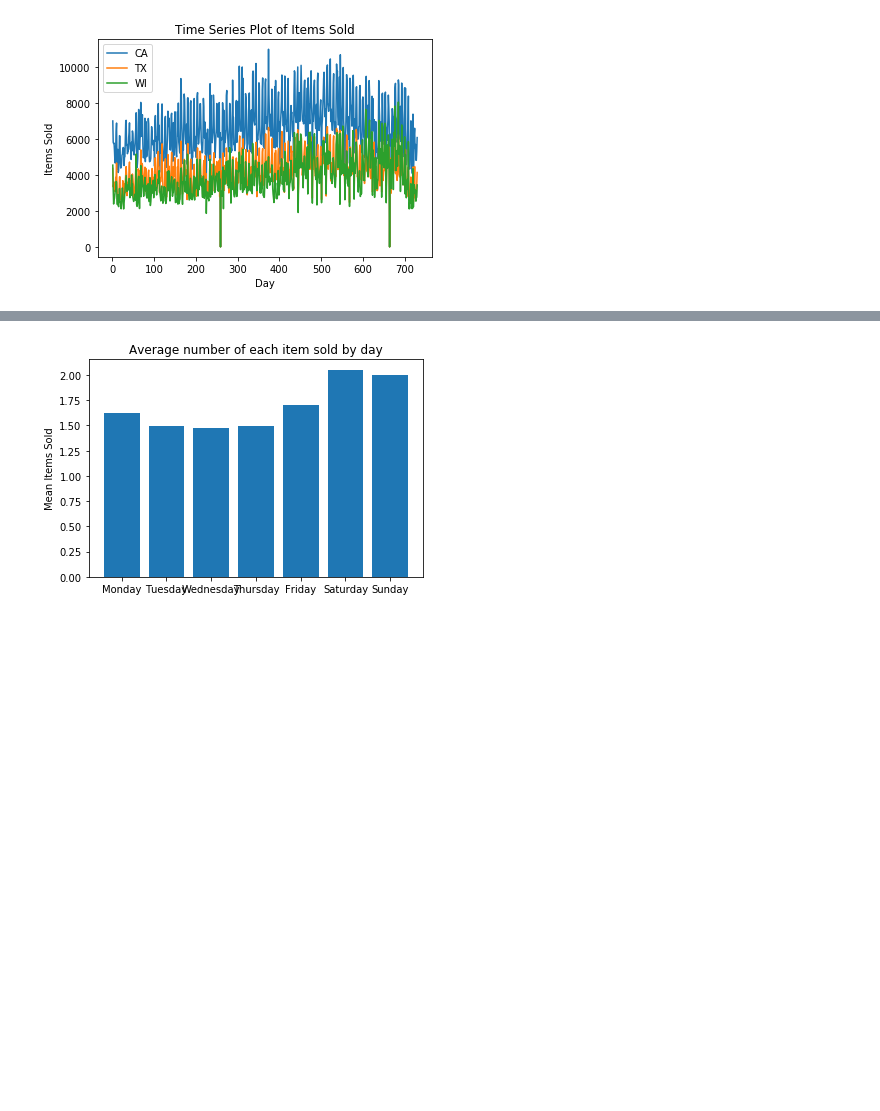
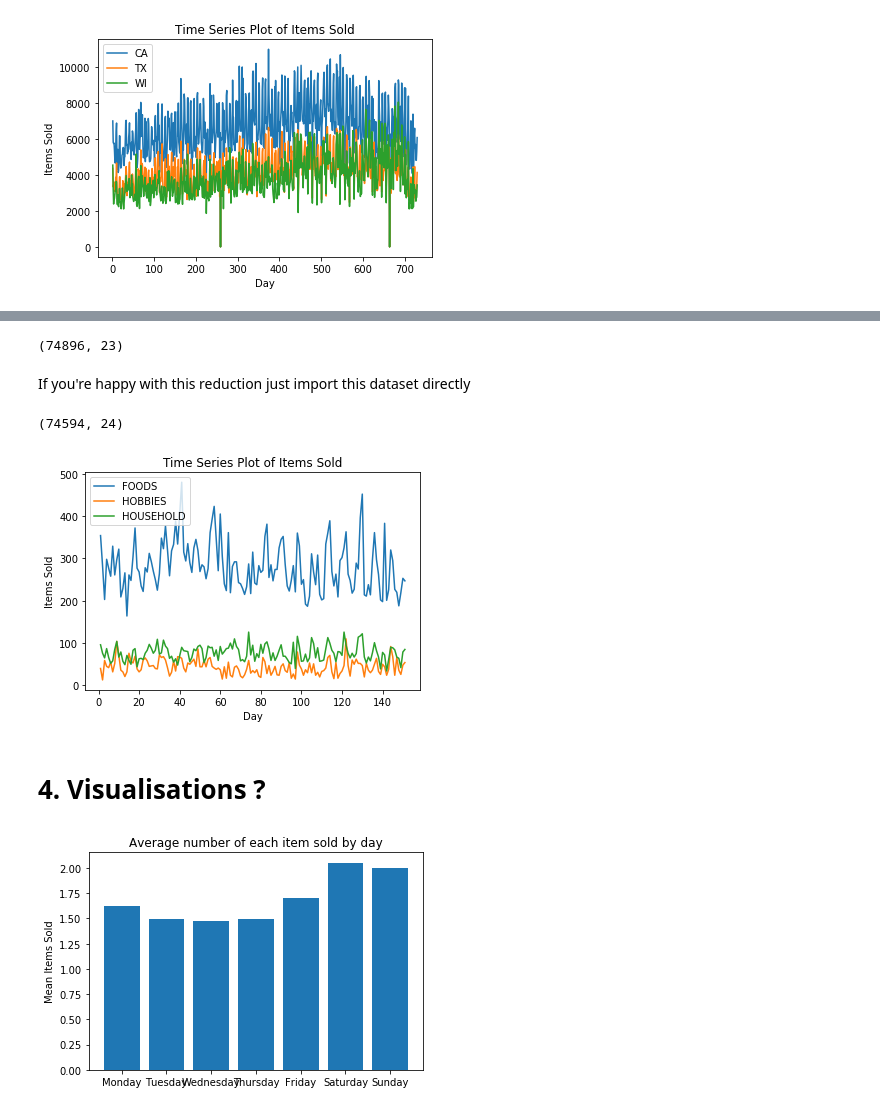
Before and after one commit to kanitjompuk40/GroupWork, a Jupyter notebook: AML/EDA.ipynb, the cells around one changed output, grey strips where cells are left out. Saved outputs shown, nothing was run; the diff lists cells and outputs as text; code cells hidden in the pictures; blank space fills up the shorter version.

Commit message:
easyImports

```diff
--- a/AML/EDA.ipynb
+++ b/AML/EDA.ipynb
@@ -218,0 +227,2 @@ GroupTimeSeriesPlot(by='state_id')
+# %%
+df_meltedJoined = hf.load_meltedJoined_data()
@@ -219,3 +242,37 @@ GroupTimeSeriesPlot(by='state_id')
+# %%
+df_reduced.shape
+# %% [output]
+(74896, 23)
+# %% [markdown]
+If you're happy with this reduction just import this dataset directly
+# %%
+df = hf.load_reduced_data()
+# %%
+df.shape
+# %% [output]
+(74594, 24)
+# %%
+#Function for plotting time series over a group in the data
+def GroupTimeSeriesPlot(by):
+    group = df[[by,'d','sold']].groupby([by,'d'], as_index=False).sum()
+    days = np.array(list(range(1, 152)))
+
+    for cat in np.unique(group[by]):
+        category = np.array(group[group[by]==cat]['sold'])
+        plt.plot(days, category, label=cat)
+        plt.legend()
+
+    plt.xlabel('Day')
+    plt.ylabel('Items Sold')
+    plt.title('Time Series Plot of Items Sold')
+    plt.show()
+# %%
+###Finding yearly trends for different product categories
+GroupTimeSeriesPlot(by='cat_id')
+# %% [output]
+[figure, added]
+# %% [markdown]
+# 4. Visualisations ?
 # %%
 #Create the dataframe with dropped items when they are not on sale
 df = hf.meltM5(sales_df, days = 730, items = 15000)
```
Also changed, not shown: parts of 7 cells of this notebook.
